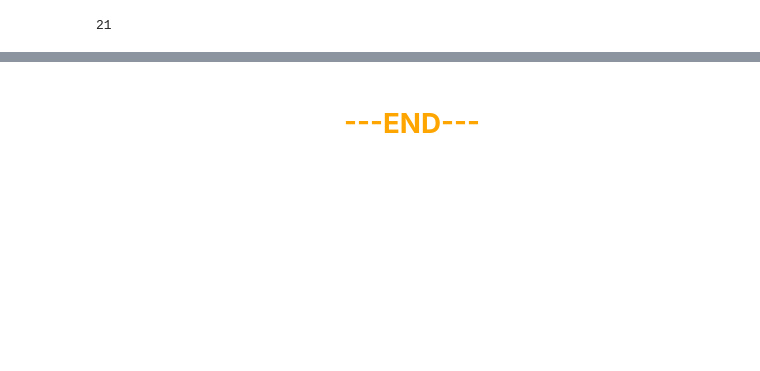
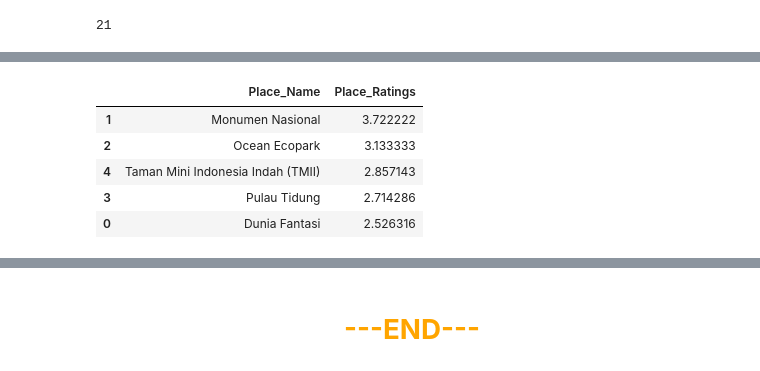
Before and after one commit to LingAdeu/hybrid-recommendation-system, a Jupyter notebook: notebook/notebook.ipynb, the cells around one changed output, grey strips where cells are left out. Saved outputs shown, nothing was run; the diff lists cells and outputs as text; code cells hidden in the pictures; blank space fills up the shorter version.

```diff
--- a/notebook/ContentFiltering.ipynb
+++ b/notebook/notebook.ipynb
@@ -607,0 +642,14 @@ len(merged_df[merged_df['Place_Id'] == 66])
+# %%
+# recommended places based on place ID 66
+(merged_df[merged_df['Place_Name'].isin(['Taman Mini Indonesia Indah (TMII)', 'Dunia Fantasi',
+                                         'Pulau Tidung', 'Monumen Nasional', 'Ocean Ecopark'])]
+ .groupby('Place_Name', as_index=False)
+ .agg(func={'Place_Ratings':'mean'})
+ ).sort_values(by='Place_Ratings', ascending=False)
+# %% [output]
+|  | Place_Name | Place_Ratings |
+| 1 | Monumen Nasional | 3.722222 |
+| 2 | Ocean Ecopark | 3.133333 |
+| 4 | Taman Mini Indonesia Indah (TMII) | 2.857143 |
+| 3 | Pulau Tidung | 2.714286 |
+| 0 | Dunia Fantasi | 2.526316 |
```
Also changed, not shown: parts of 18 cells of this notebook, 1 other file.
